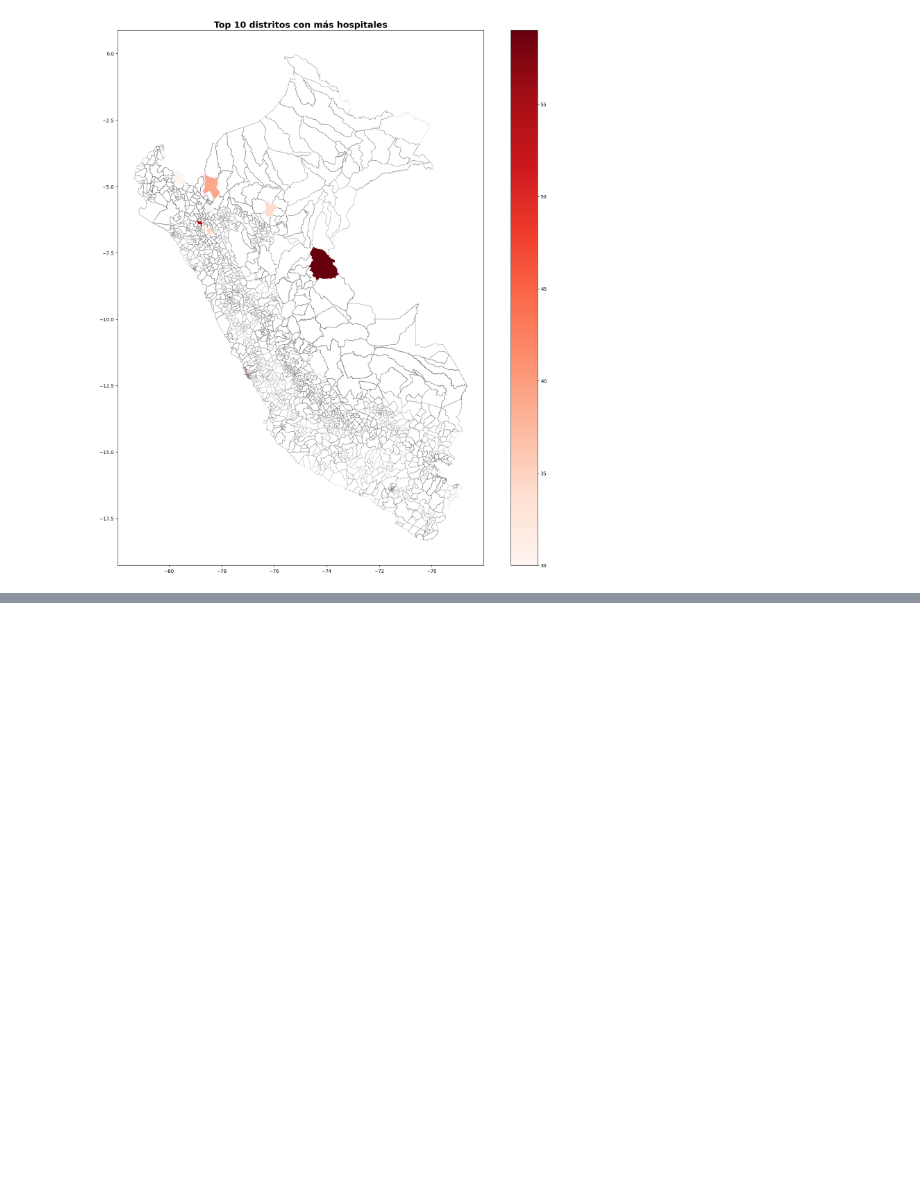
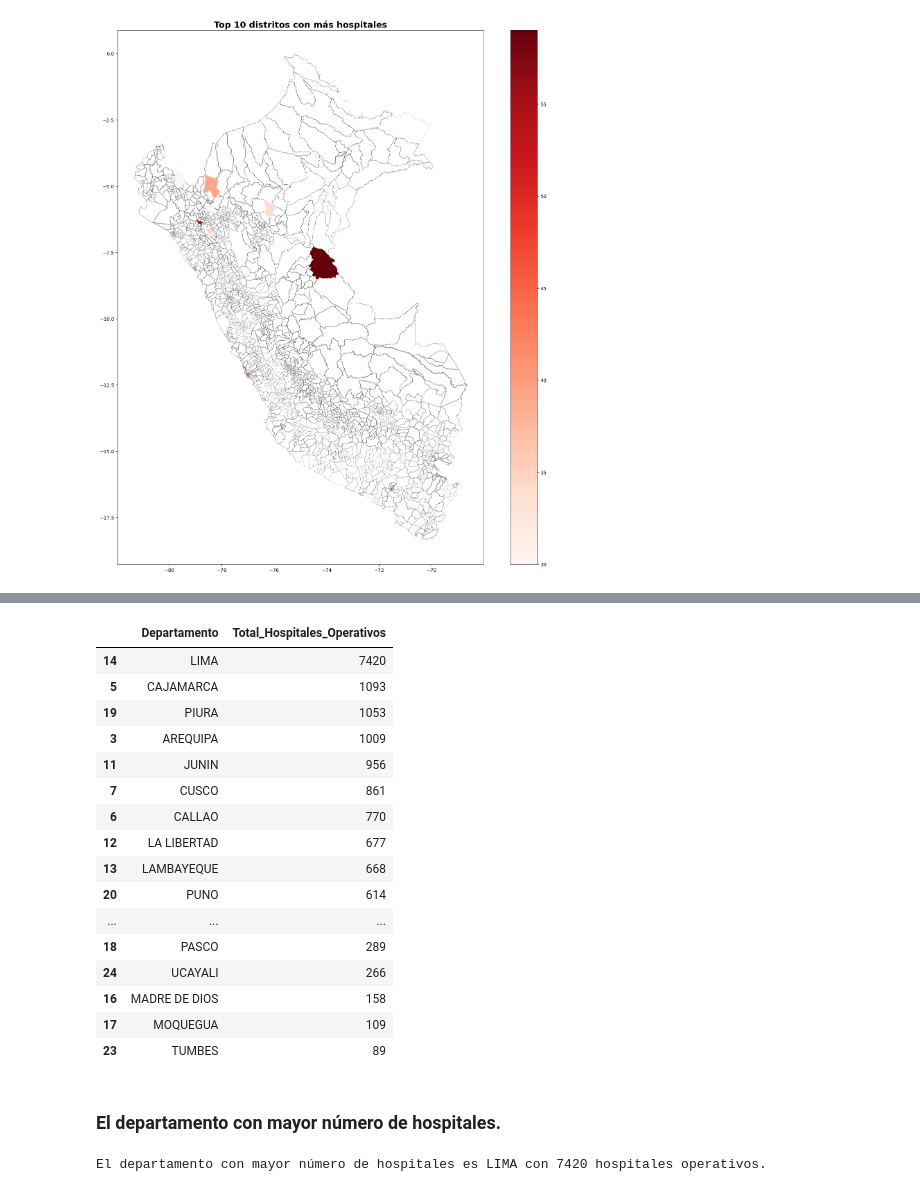
Before and after one commit to Azucena0126/Hospitals-Access-Peru, a Jupyter notebook: data/geopandas.ipynb, the cells around one changed output, grey strips where cells are left out. Saved outputs shown, nothing was run; the diff lists cells and outputs as text; code cells hidden in the pictures; blank space fills up the shorter version.

```diff
--- a/data/geopandas.ipynb
+++ b/data/geopandas.ipynb
@@ -153,0 +162,30 @@ plot_hospitales(dataset_cv, filtro="top10", titulo="Top 10 distritos con más ho
+# %%
+# Agregado a nivel departamental
+conteo_departamentos = (
+    df.groupby('Departamento')['Nombre del establecimiento']
+    .count()
+    .reset_index()
+    .rename(columns={'Nombre del establecimiento': 'Total_Hospitales_Operativos'})
+    .sort_values('Total_Hospitales_Operativos', ascending=False)
+)
+
+# Resultado
+conteo_departamentos
+# %% [output]
+|  | Departamento | Total_Hospitales_Operativos |
+| 14 | LIMA | 7420 |
+| 5 | CAJAMARCA | 1093 |
+| 19 | PIURA | 1053 |
+| 3 | AREQUIPA | 1009 |
+| 11 | JUNIN | 956 |
+| 7 | CUSCO | 861 |
+| 6 | CALLAO | 770 |
+| 12 | LA LIBERTAD | 677 |
+| 13 | LAMBAYEQUE | 668 |
+| 20 | PUNO | 614 |
+| ... | ... | ... |
+| 18 | PASCO | 289 |
+| 24 | UCAYALI | 266 |
+| 16 | MADRE DE DIOS | 158 |
+| 17 | MOQUEGUA | 109 |
+| 23 | TUMBES | 89 |
@@ -153,0 +198,9 @@ plot_hospitales(dataset_cv, filtro="top10", titulo="Top 10 distritos con más ho
+# %% [markdown]
+### El departamento con mayor número de hospitales.
+# %%
+# Identificar el departamento con mayor número de hospitales
+max_dep = conteo_departamentos.loc[conteo_departamentos['Total_Hospitales_Operativos'].idxmax()]
+
+print(f"El departamento con mayor número de hospitales es {max_dep['Departamento']} con {max_dep['Total_Hospitales_Operativos']} hospitales operativos.")
+# %% [output]
+El departamento con mayor número de hospitales es LIMA con 7420 hospitales operativos.
```
Also changed, not shown: parts of 11 cells of this notebook, 2 other files.
